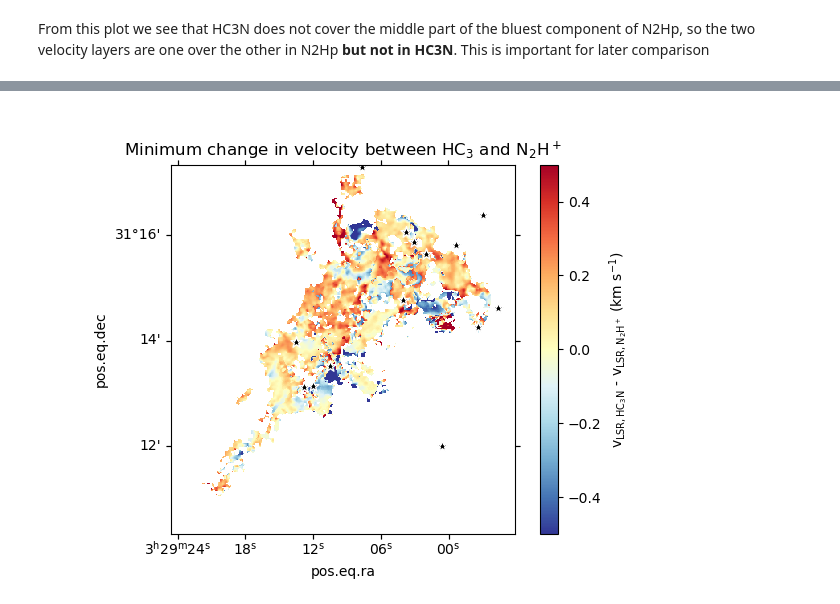
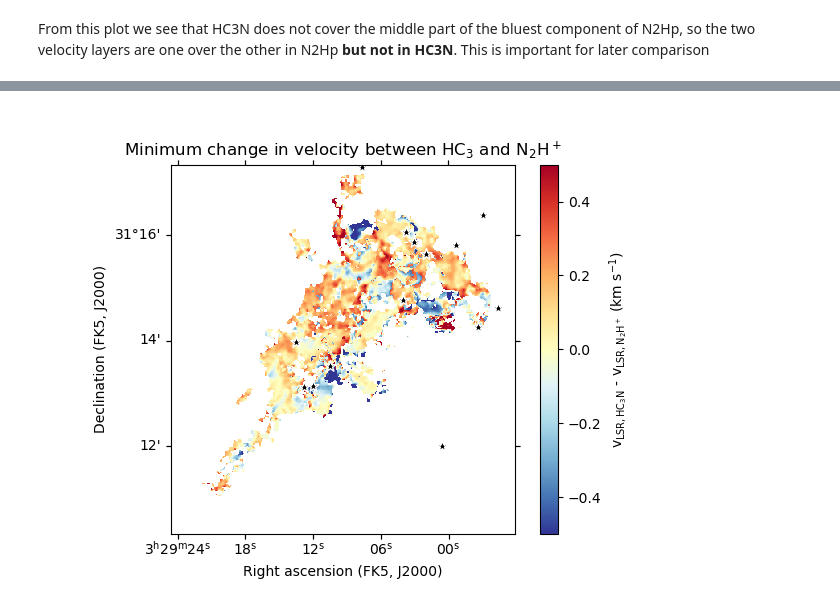
Before and after one commit to tere-valdivia/propstar_gasflow, a Jupyter notebook: clustering/comparison_velocities_N2Hp_HC3N.ipynb, the cells around one changed output, grey strips where cells are left out. Drawn from its saved outputs; the diff is of its cells as text; code cells hidden in the pictures.

```diff
--- a/clustering/comparison_velocities_N2Hp_HC3N.ipynb
+++ b/clustering/comparison_velocities_N2Hp_HC3N.ipynb
@@ -109,7 +120,7 @@ ax = fig.add_subplot(111, projection=wcssky)
 
 im = ax.imshow(deltav2, cmap='RdYlBu_r', interpolation='nearest', vmin=vmin, vmax=vmax)
 fig.colorbar(im, ax=ax, label=r'v$_{\mathrm{LSR, HC}_3\mathrm{N}}$ - v$_{\mathrm{LSR, N}_2\mathrm{H}^+}$ (km s$^{-1}$)')
-ax.set_title('Change in velocity from both comp.2 (red)')
+ax.set_title('Change in velocity from comp.1 HC3N and comp.2 N2Hp (red)')
 for i in catalog_protostars.index.values:
     ax.scatter(catalog_protostars.loc[i, 'RAJ2000'], catalog_protostars.loc[i, 'DEJ2000'],
                transform=ax.get_transform('world'), marker='*', facecolor='k', edgecolor='w', s=70)
@@ -120,11 +131,31 @@ fig.savefig('comparison_redshifted_comps_HC3NminusN2Hp.pdf', dpi=100, bbox_inche
 # %%
 # we take the minimum difference to see the true distribution, as HC3N is mostly in two layers that do not overlap
-deltavmin = np.where(~np.isnan(deltav1) & np.isnan(deltav2), deltav1, np.nan) # we first fill with the values that only have one option
-indexv1 = np.where(~np.isnan(deltav1) & ~np.isnan(deltav2) & (np.abs(deltav1)<np.abs(deltav2)))
-indexv2 = np.where(~np.isnan(deltav1) & ~np.isnan(deltav2) & (np.abs(deltav1)>=np.abs(deltav2)))
+xarray = np.linspace(0, headervelcuben2hp['NAXIS1']-1, headervelcuben2hp['NAXIS1']).astype(int)
+yarray = np.linspace(0, headervelcuben2hp['NAXIS2']-1, headervelcuben2hp['NAXIS2']).astype(int)
+deltavarray = np.array([deltav1, deltahc3n2nh1, deltahc3n1nh2, deltav2, deltahc3n3nh2]) #all in comparison to the bluest n2hp first
+deltavmin = np.zeros(np.shape(deltav1)) * np.nan
+signarray = np.sign(deltavarray)
+indexminarray = np.zeros(np.shape(deltav1)) * np.nan
+for x in xarray:
+    for y in yarray:
+        if np.all(np.isnan(deltavarray[:,y,x])): continue
+        else:
+            indexmin = np.nanargmin(np.abs(deltavarray[:, y, x]))
+            indexminarray[y,x] = indexmin
+            deltavmin[y,x] = deltavarray[indexmin, y, x]
 
 
-for y, x in zip(indexv1[0], indexv1[1]):
-    deltavmin[y, x] = deltav1[y, x]
-for y, x in zip(indexv2[0], indexv2[1]):
-    deltavmin[y, x] = deltav2[y, x]
+# deltavmin = np.where(~np.isnan(deltav1) & np.isnan(deltav2), deltav1, np.nan) # we first fill with the values that only have one option
+# indexv1 = np.where(~np.isnan(deltav1) & ~np.isnan(deltav2) & (np.abs(deltav1)<np.abs(deltav2)))
+# indexv2 = np.where(~np.isnan(deltav1) & ~np.isnan(deltav2) & (np.abs(deltav1)>=np.abs(deltav2)))
+
+deltavminmedian = np.nanmedian(deltavmin)
+# for y, x in zip(indexv1[0], indexv1[1]):
+#     deltavmin[y, x] = deltav1[y, x]
+# for y, x in zip(indexv2[0], indexv2[1]):
+#     deltavmin[y, x] = deltav2[y, x]
+
+if not os.path.exists(diffminfile):
+    headerdiffmin = headern2hp.copy()
+    headerdiffmin['BUNIT'] = 'km s-1'
+    fits.writeto(diffminfile, deltavmin, headerdiffmin)
@@ -131,18 +177,23 @@ for y, x in zip(indexv2[0], indexv2[1]):
 # %%
 vmin =-0.5
 vmax = 0.5
 
 
 fig = plt.figure()
 ax = fig.add_subplot(111, projection=wcssky)
 
 im = ax.imshow(deltavmin, cmap='RdYlBu_r', interpolation='nearest', vmin=vmin, vmax=vmax)
 fig.colorbar(im, ax=ax, label=r'v$_{\mathrm{LSR, HC}_3\mathrm{N}}$ - v$_{\mathrm{LSR, N}_2\mathrm{H}^+}$ (km s$^{-1}$)')
 ax.set_title('Minimum change in velocity between HC$_3$ and N$_2$H$^+$')
 for i in catalog_protostars.index.values:
     ax.scatter(catalog_protostars.loc[i, 'RAJ2000'], catalog_protostars.loc[i, 'DEJ2000'],
                transform=ax.get_transform('world'), marker='*', facecolor='k', edgecolor='w', s=70)
 
+
+lon = ax.coords[0]
+lat = ax.coords[1]
+lon.set_axislabel('Right ascension (FK5, J2000)')
+lat.set_axislabel('Declination (FK5, J2000)')
 fig.savefig('comparison_mindiff_comps_HC3NminusN2Hp.pdf', dpi=100, bbox_inches='tight')
 # %% [output]
-[figure, old version]
+[figure, new version]
```
Also changed, not shown: parts of 16 cells of this notebook, 15 other files.
